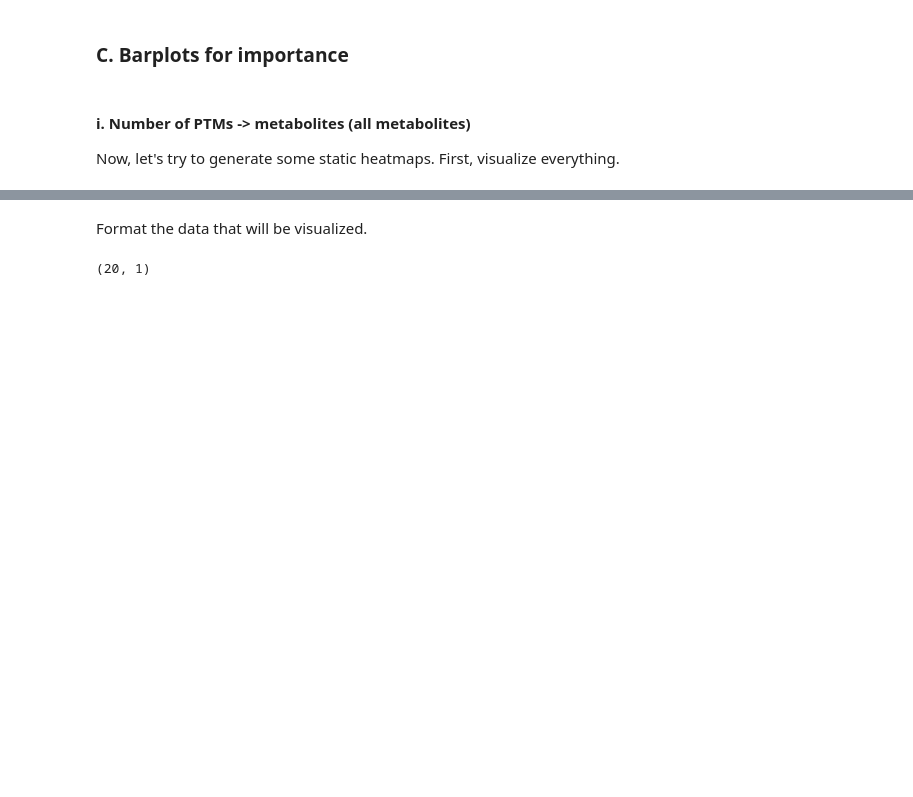
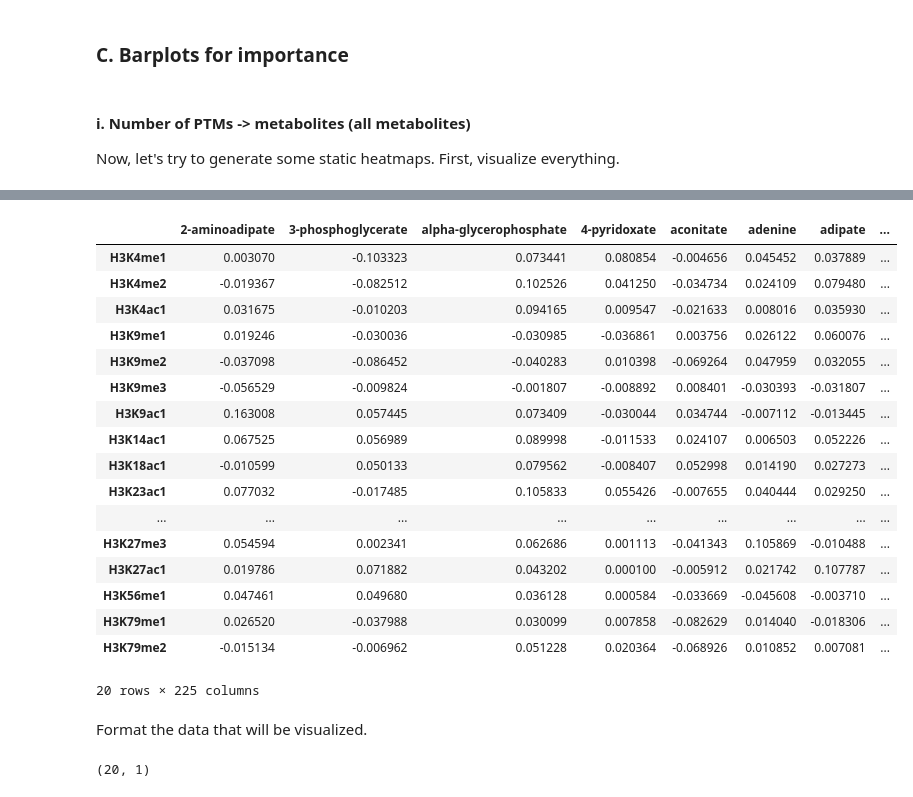
Before and after one commit to ScottCampit/met-ptm-drug-cancer, a Jupyter notebook: 01_PCC.ipynb, the cells around one changed output, grey strips where cells are left out. Drawn from its saved outputs; the diff is of its cells as text; code cells hidden in the pictures; blank space fills up the shorter version.

```diff
--- a/01_PCC.ipynb
+++ b/01_PCC.ipynb
@@ -495,6 +498,27 @@ gcpMetHmAll.head(3)
 | 2-aminoadipate | NaN | NaN | NaN | NaN | NaN | NaN | 0.163008 | NaN | NaN | NaN | 0.123275 | ... |
 | 3-phosphoglycerate | -0.103323 | -0.082512 | NaN | NaN | -0.086452 | NaN | NaN | NaN | NaN | NaN | NaN | ... |
 | alpha-glycerophosphate | NaN | 0.102526 | 0.094165 | NaN | NaN | NaN | NaN | 0.089998 | 0.079562 | 0.105833 | NaN | ... |
+# %%
+gcpMetPCCAll
+# %% [output]
+|  | 2-aminoadipate | 3-phosphoglycerate | alpha-glycerophosphate | 4-pyridoxate | aconitate | adenine | adipate | ... |
+| H3K4me1 | 0.003070 | -0.103323 | 0.073441 | 0.080854 | -0.004656 | 0.045452 | 0.037889 | ... |
+| H3K4me2 | -0.019367 | -0.082512 | 0.102526 | 0.041250 | -0.034734 | 0.024109 | 0.079480 | ... |
+| H3K4ac1 | 0.031675 | -0.010203 | 0.094165 | 0.009547 | -0.021633 | 0.008016 | 0.035930 | ... |
+| H3K9me1 | 0.019246 | -0.030036 | -0.030985 | -0.036861 | 0.003756 | 0.026122 | 0.060076 | ... |
+| H3K9me2 | -0.037098 | -0.086452 | -0.040283 | 0.010398 | -0.069264 | 0.047959 | 0.032055 | ... |
+| H3K9me3 | -0.056529 | -0.009824 | -0.001807 | -0.008892 | 0.008401 | -0.030393 | -0.031807 | ... |
+| H3K9ac1 | 0.163008 | 0.057445 | 0.073409 | -0.030044 | 0.034744 | -0.007112 | -0.013445 | ... |
+| H3K14ac1 | 0.067525 | 0.056989 | 0.089998 | -0.011533 | 0.024107 | 0.006503 | 0.052226 | ... |
+| H3K18ac1 | -0.010599 | 0.050133 | 0.079562 | -0.008407 | 0.052998 | 0.014190 | 0.027273 | ... |
+| H3K23ac1 | 0.077032 | -0.017485 | 0.105833 | 0.055426 | -0.007655 | 0.040444 | 0.029250 | ... |
+| ... | ... | ... | ... | ... | ... | ... | ... | ... |
+| H3K27me3 | 0.054594 | 0.002341 | 0.062686 | 0.001113 | -0.041343 | 0.105869 | -0.010488 | ... |
+| H3K27ac1 | 0.019786 | 0.071882 | 0.043202 | 0.000100 | -0.005912 | 0.021742 | 0.107787 | ... |
+| H3K56me1 | 0.047461 | 0.049680 | 0.036128 | 0.000584 | -0.033669 | -0.045608 | -0.003710 | ... |
+| H3K79me1 | 0.026520 | -0.037988 | 0.030099 | 0.007858 | -0.082629 | 0.014040 | -0.018306 | ... |
+| H3K79me2 | -0.015134 | -0.006962 | 0.051228 | 0.020364 | -0.068926 | 0.010852 | 0.007081 | ... |
+20 rows × 225 columns
 # %% [markdown]
 Format the data that will be visualized.
 # %%
```
Also changed, not shown: parts of 22 cells of this notebook, 3 other files.
